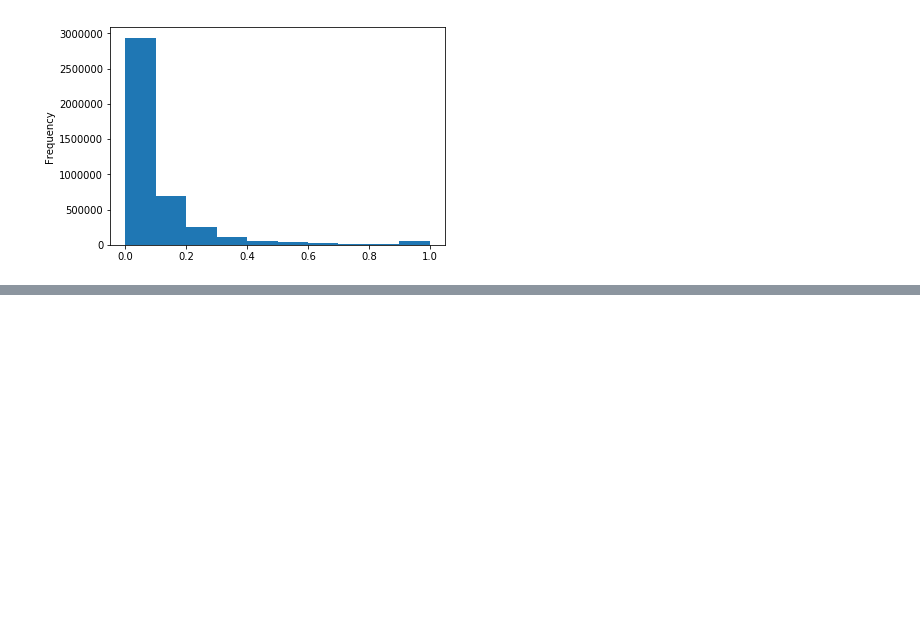
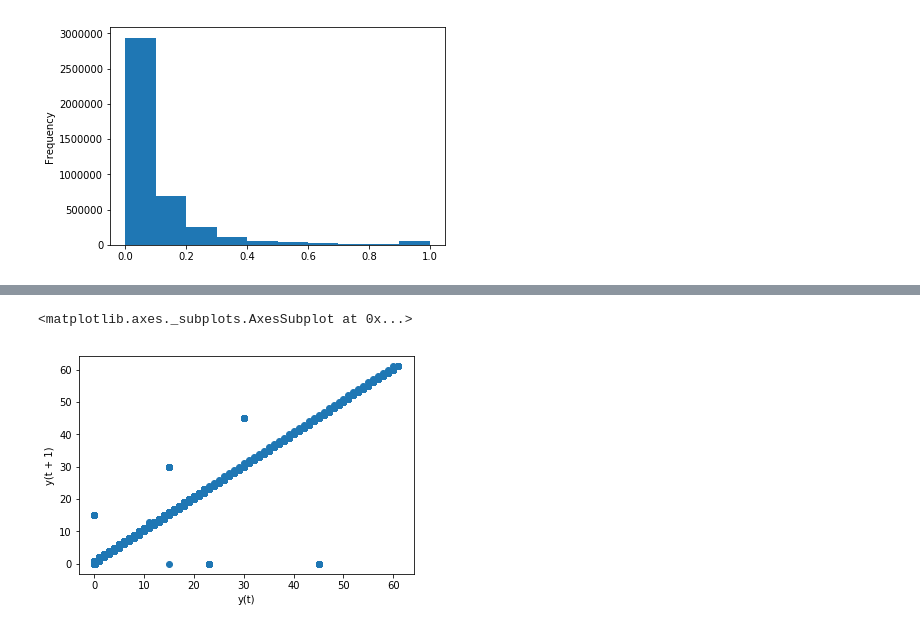
Before and after one commit to tropicalmentat/aiforsea, a Jupyter notebook: notebooks/preprocess_and_explore.ipynb, the cells around one changed output, grey strips where cells are left out. Saved outputs shown, nothing was run; the diff lists cells and outputs as text; code cells hidden in the pictures; blank space fills up the shorter version.

```diff
--- a/notebooks/preprocess_and_explore.ipynb
+++ b/notebooks/preprocess_and_explore.ipynb
@@ -92,0 +95,2 @@ gdf.loc[gdf.demand<gdf.demand.quantile(0.5),].boxplot(column='demand',by='timest
+# %%
+gdf.sort_values(['day','hour','min'],inplace=True)
@@ -92,0 +112,6 @@ gdf.loc[gdf.demand<gdf.demand.quantile(0.5),].boxplot(column='demand',by='timest
+# %%
+from pandas.plotting import lag_plot
+lag_plot(agg)
+# %% [output]
+<matplotlib.axes._subplots.AxesSubplot at 0x...>
+[figure, added]
```
Also changed, not shown: parts of 8 cells of this notebook, 1 other file.
